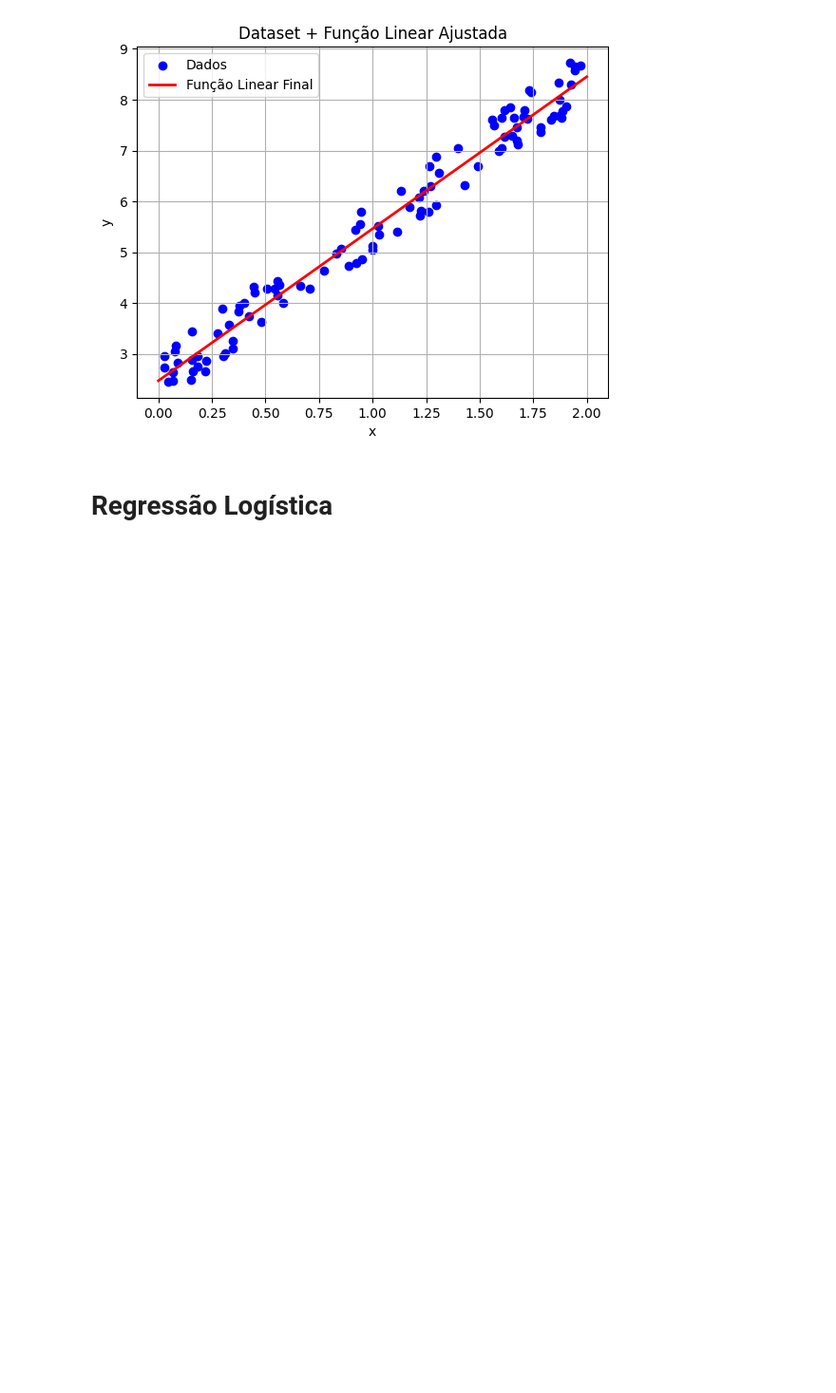
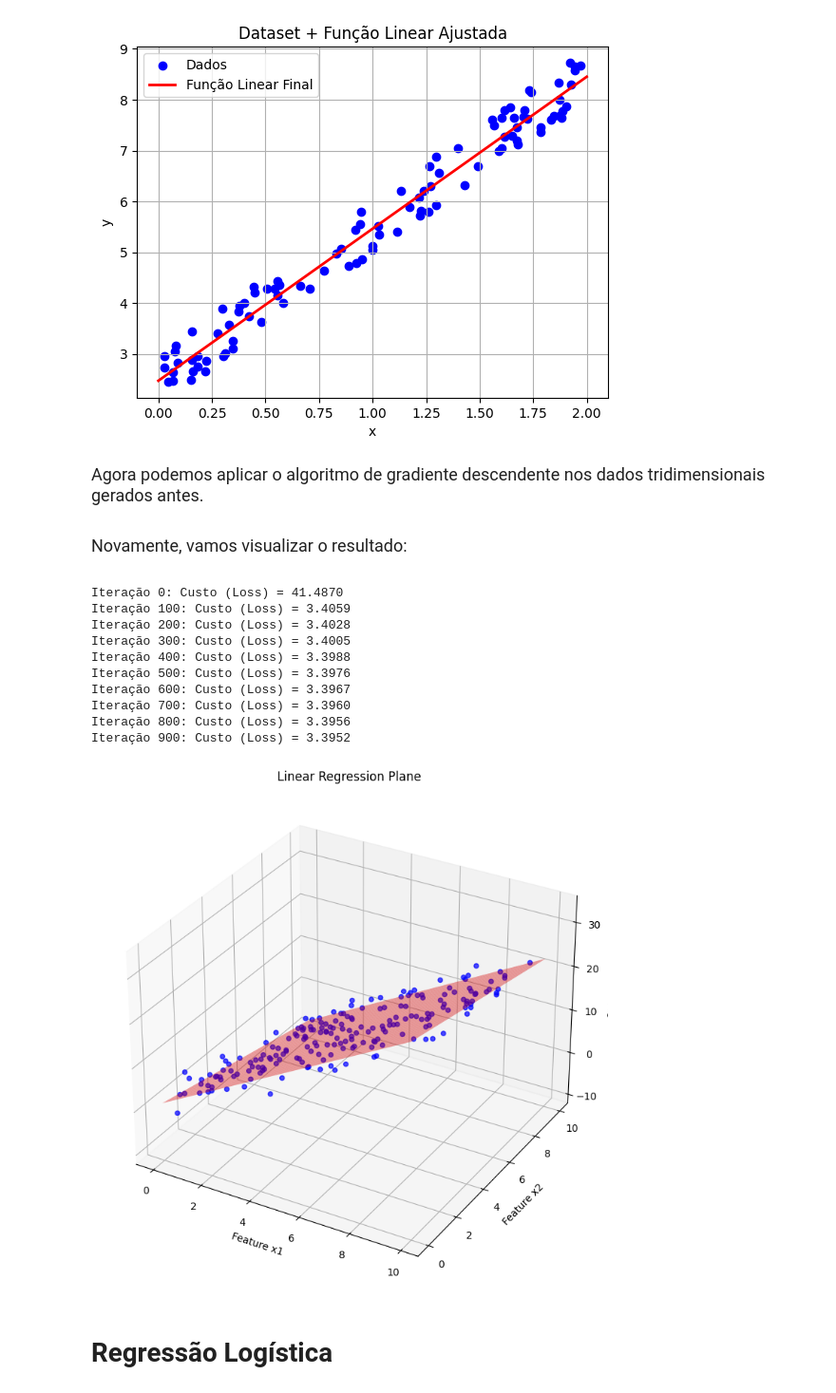
Before and after one commit to BruRangel/The-Linear-Model, a Jupyter notebook: Linear_Models.ipynb, the cells around one changed output. Shown: that part at 95% size. Cells and saved outputs as stored; diff of their text form; code cells hidden in the pictures; blank space fills up the shorter version.

```diff
--- a/Linear_Models.ipynb
+++ b/Linear_Models.ipynb
@@ -287,3 +287,7 @@ Iter 900: loss=0.1031, w=[2.47048415 2.99067924]
 
 Pesos finais (bias, slope): [2.47048412 2.99067926]
 [figure]
+# %% [markdown]
+<div style="font-size:18px;">
+
+Agora podemos aplicar o algoritmo de gradiente descendente nos dados tridimensionais gerados antes.
@@ -290,3 +325,43 @@ Pesos finais (bias, slope): [2.47048412 2.99067926]
+# %% [markdown]
+<div style="font-size:18px;">
+
+Novamente, vamos visualizar o resultado:
+# %%
+weights, X, y, losses = lin_reg_gd(dataset)
+
+y_new = np.matmul(X, weights)
+
+x1_surf = np.arange(0, 10, 0.1) # Range
+x2_surf = np.arange(0, 10, 0.1) # Range
+xx1, xx2 = np.meshgrid(x1_surf, x2_surf)
+
+X_surf = np.c_[np.ones(xx1.size), xx1.flatten(), xx2.flatten()]
+
+y_surf_flat = np.matmul(X_surf, weights)
+
+y_surf = y_surf_flat.reshape(xx1.shape)
+
+fig = plt.figure(figsize=(12, 9))
+ax = fig.add_subplot(111, projection='3d')
+ax.scatter(X[:, 1], X[:, 2], dataset['y'], color='blue', alpha=0.7)
+ax.plot_surface(xx1, xx2, y_surf, color='red', alpha=0.4)
+ax.set_xlabel('Feature x1')
+ax.set_ylabel('Feature x2')
+ax.set_zlabel('Output y')
+ax.set_title('Linear Regression Plane')
+plt.show()
+# %% [output]
+Iteração 0: Custo (Loss) = 41.4870
+Iteração 100: Custo (Loss) = 3.4059
+Iteração 200: Custo (Loss) = 3.4028
+Iteração 300: Custo (Loss) = 3.4005
+Iteração 400: Custo (Loss) = 3.3988
+Iteração 500: Custo (Loss) = 3.3976
+Iteração 600: Custo (Loss) = 3.3967
+Iteração 700: Custo (Loss) = 3.3960
+Iteração 800: Custo (Loss) = 3.3956
+Iteração 900: Custo (Loss) = 3.3952
+[figure, added]
 # %% [markdown]
 # Regressão Logística
 # %% [markdown]
```
Also changed, not shown: parts of 1 cell of this notebook.
